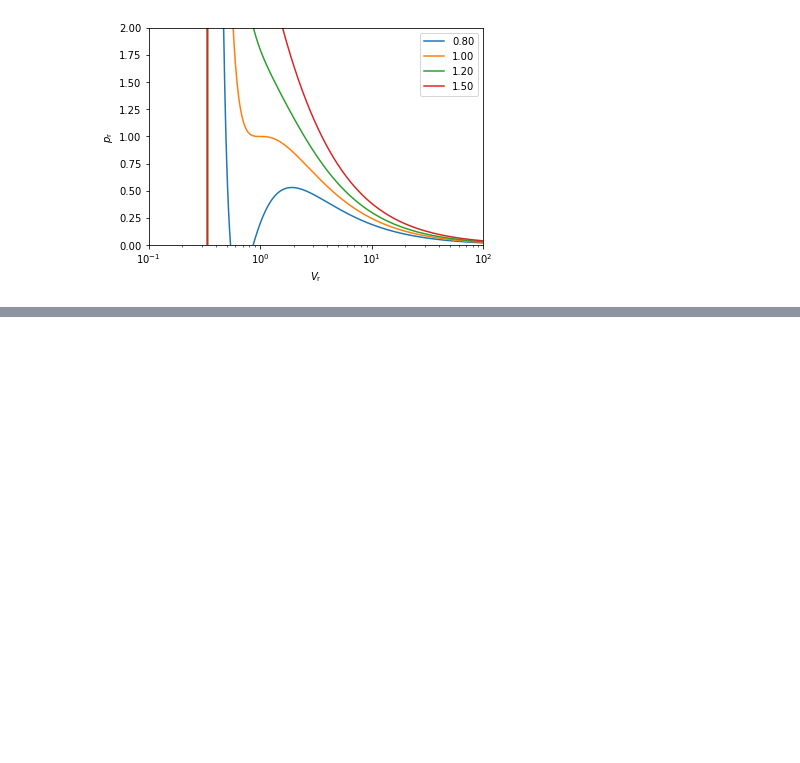
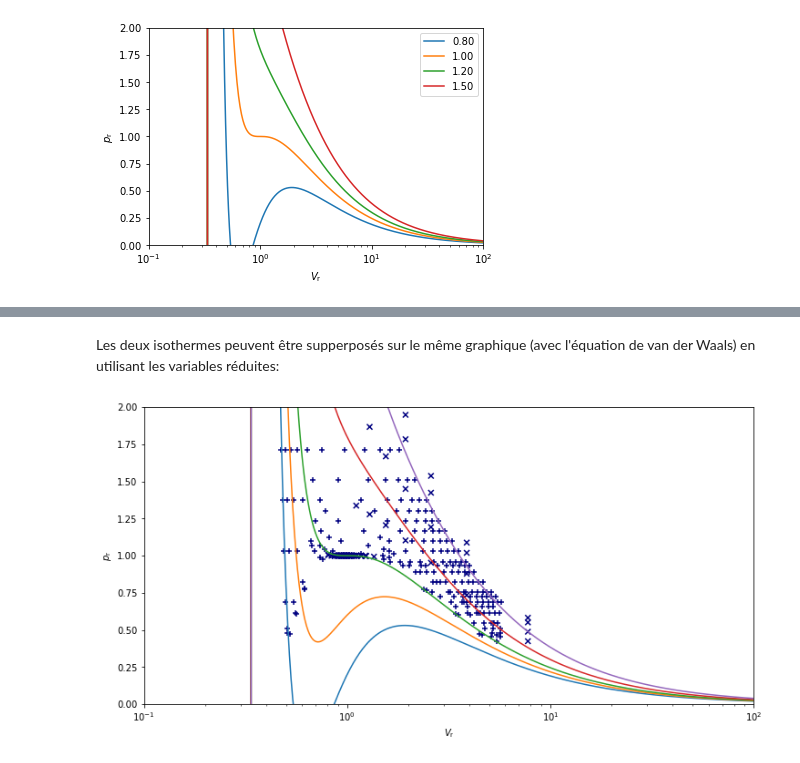
Before and after one commit to vliegeois/SCHIB201, a Jupyter notebook: VanDerWaalsGas.ipynb, the cells around one changed output, grey strips where cells are left out. Saved outputs shown, nothing was run; the diff lists cells and outputs as text; code cells hidden in the pictures; blank space fills up the shorter version.

```diff
--- a/VanDerWaalsGas.ipynb
+++ b/VanDerWaalsGas.ipynb
@@ -169,0 +255,39 @@ plt.legend()
+# %% [markdown]
+Les deux isothermes peuvent être supperposés sur le même graphique (avec l'équation de van der Waals) en utilisant les variables réduites:
+# %%
+import itertools
+def reducedPressureFromVDW(Vr, Tr):
+    part1 = 8 * Tr / (3*Vr - 1)
+    part2 = 3 / (Vr * Vr)
+    return part1 - part2
+Vr = numpy.linspace(0, 100, 10000) # volume réduit
+reducedTemperatures = [0.8, 0.9, 1.0, 1.2, 1.5]
+fig, ax = plt.subplots(1, figsize=(12, 6))
+ax.set_xlabel(r"$V_{\mathrm{r}}$")
+ax.set_xscale("log")
+ax.set_xlim(0.1, 100)
+ax.set_ylabel(r"$p_{\mathrm{r}}$")
+ax.set_ylim(0, 2)
+# VDW equation curves
+#colors = itertools.cycle(cm.rainbow(numpy.linspace(0, 1, len(theListOfGas))))
+#colors = cm.rainbow(numpy.linspace(0, 1, len(reducedTemperatures)))
+colors = cm.jet(numpy.linspace(0, 1, len(reducedTemperatures)))
+markers = itertools.cycle(["+", "x", ".", "d"])
+for reducedTemperature in reducedTemperatures:
+    pr = reducedPressureFromVDW(Vr, reducedTemperature)
+    ax.plot(Vr, pr, label=f"T: {reducedTemperature:.2f}")
+# Experimental data
+# iterate over the different gas data
+for (gas, exp) in experiment.items():
+    g = listOfGas[gas]
+    pc, Vc, Tc = (g.pc, g.Vc, g.Tc)
+    marker = next(markers)
+    # iterate over the isotherm for the gas
+    for (temperature, data) in exp.items():
+        Vm = data[0]
+        p = data[1]
+        ax.scatter(Vm / Vc, p / pc, label=f"Gaz: {gas}, T: {temperature/Tc: .2f}", marker=marker, cmap='jet', c=numpy.ones(len(Vm)))
+#fig.colorbar(ax=ax)
+#ax.legend()
+# %% [output]
+[figure, added]
```
Also changed, not shown: parts of 6 cells of this notebook.
